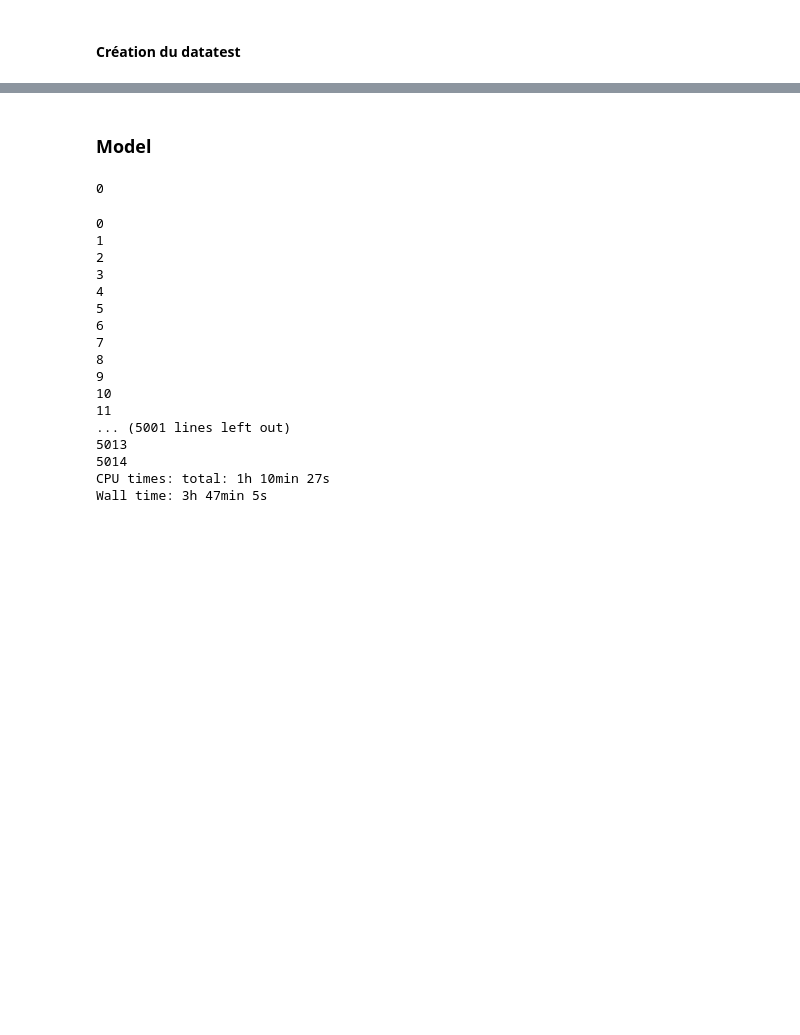
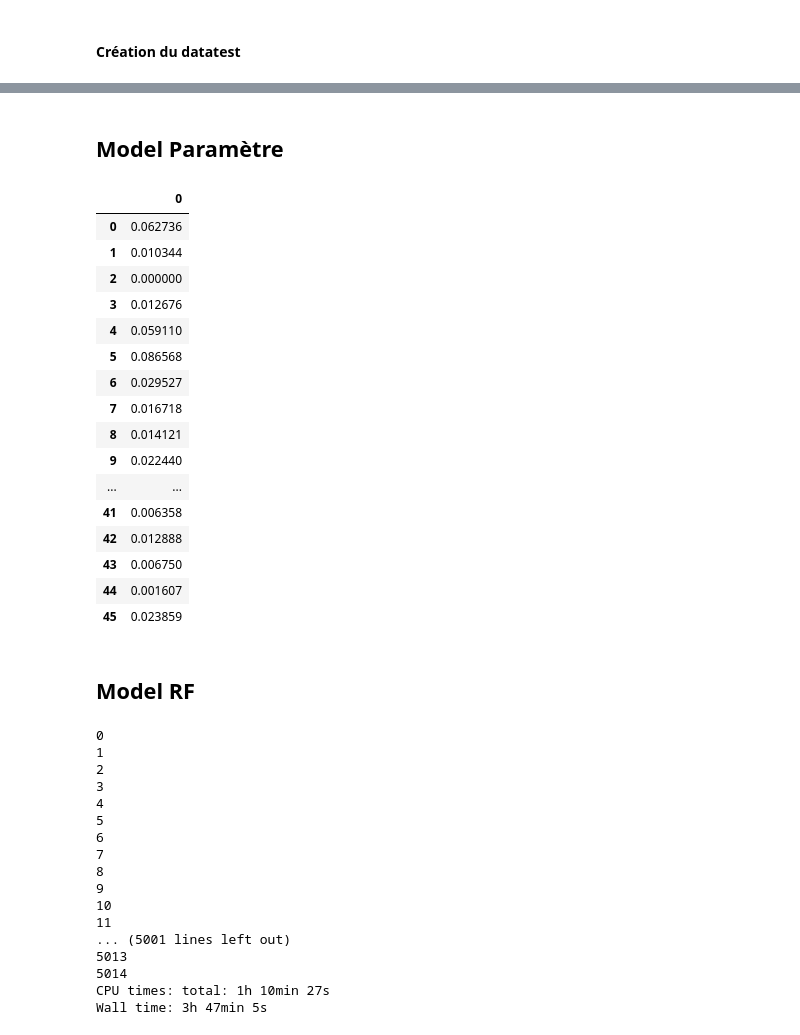
Before and after one commit to AlvinVedel/TER-2023-2024-Modeles-de-distribution-d-especes-profonds, a Jupyter notebook: Codes/RandomForest2024/rf.ipynb, the cells around one changed output, grey strips where cells are left out. Cells and saved outputs as stored; diff of their text form; code cells hidden in the pictures; blank space fills up the shorter version.

Commit message:
Sélection de paramètre de la random forest

```diff
--- a/Codes/RandomForest2024/rf.ipynb
+++ b/Codes/RandomForest2024/rf.ipynb
@@ -43,3 +49,8 @@ abio.head()
+# %%
+abio = abio.replace([np.inf], np.nan)
+abio = abio.replace([-np.inf], np.nan)
+#On remplace les NA par la moyenne pour la rf
+abio = abio.fillna(abio.mean())
 # %% [markdown]
 ### Jeu de données des espèces
 # %%
@@ -74,10 +85,3 @@ species_patch.tail()
 | 5015 | 11254 | [14533, 157099, 597321, 626105, 2... |
 # %% [markdown]
 #### Création d'un df qui indique pour chaque surveyId si l'espèce est présente
-# %%
-abiotrain = np.array([])
-abiotrain = abio.copy()
-
-for i in range(len(species_patch['surveyId'])):
-        patch_ids_associated = species_patch['surveyId'].iloc[i]   #Liste des surveyId d'une espèce
-        abiotrain[str(species_patch['speciesId'].loc[i])] = abiotrain['surveyId'].isin(patch_ids_associated).astype(int) #Ajout de la colonne espèce avec 0 ou 1
@@ -87,0 +88,10 @@ NameError: name 'abiotrain' is not defined
+# %%
+presence = []
+for i in range(1000):
+    survey_id = species_patch['surveyId'].iloc[i]
+    species_id = species_patch['speciesId'].iloc[i]
+    # Pour chaque espèce on stock 0 ou 1 pour chaqeu surveyId
+    presence_espece = abio['surveyId'].isin(survey_id).astype(int)
+    # On rassemble les présences de toutes les espèces dans une liste
+    presence.append((str(species_id), presence_espece))
+    print(i)
@@ -119,12 +170,2 @@ abiotest
 # %% [markdown]
-### Model
+## Model Paramètre
-# %%
-infinite_values = np.isinf(abiotrain).any()
-# Replace positive infinity values
-abiotrain = abiotrain.replace([np.inf], np.nan)
-# Replace negative infinity values
-abiotrain = abiotrain.replace([-np.inf], np.nan)
-#On remplace les NA par la moyenne pour la rf
-abiotrain.iloc[:, 1:47] = abiotrain.iloc[:, 1:47].fillna(abiotrain.iloc[:, 1:47].mean())
-# %% [output]
-0
@@ -133,3 +172,34 @@ abiotest.iloc[:,1:] = abiotest.iloc[:, 1:47].fillna(abiotest.iloc[:, 1:47].mean(
+# %%
+parameters = np.zeros((46, 1))
+model = RandomForestClassifier(n_estimators=5)
+X = abio.iloc[:,1:].values
+
+for i in range(999):
+    Y = presence[i][1]
+    model.fit(X, Y)
+    param = model.feature_importances_
+    parameters += param
+    print(i)
+# %% [output]
+|  | 0 |
+| 0 | 0.062736 |
+| 1 | 0.010344 |
+| 2 | 0.000000 |
+| 3 | 0.012676 |
+| 4 | 0.059110 |
+| 5 | 0.086568 |
+| 6 | 0.029527 |
+| 7 | 0.016718 |
+| 8 | 0.014121 |
+| 9 | 0.022440 |
+| ... | ... |
+| 41 | 0.006358 |
+| 42 | 0.012888 |
+| 43 | 0.006750 |
+| 44 | 0.001607 |
+| 45 | 0.023859 |
+# %% [markdown]
+## Model RF
 # %%
 %%time
 X_test = abiotest.iloc[:,1:].values
```
Also changed, not shown: parts of 8 cells of this notebook.
